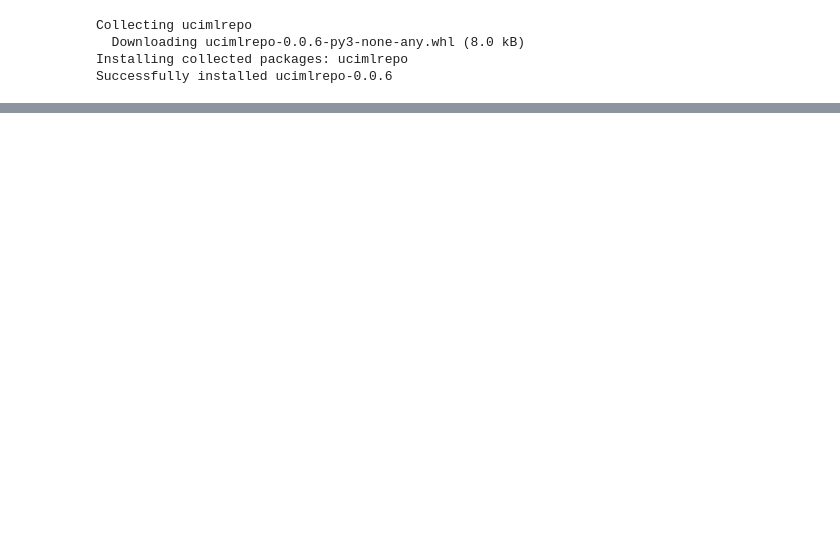
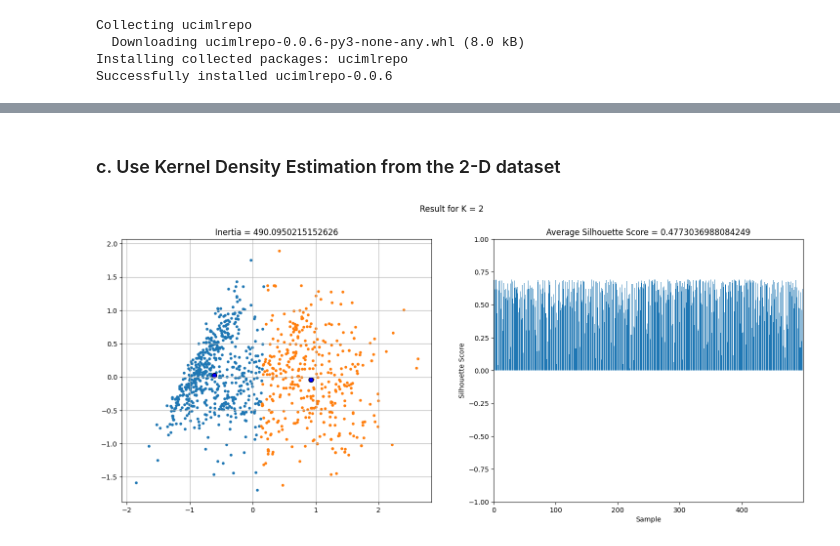
Before and after one commit to jaceroldan/mex6-trip-advisor, a Jupyter notebook: trip_advisor_clustering.ipynb, the cells around one changed output, grey strips where cells are left out. Drawn from its saved outputs; the diff is of its cells as text; code cells hidden in the pictures; blank space fills up the shorter version.

```diff
--- a/trip_advisor_clustering.ipynb
+++ b/trip_advisor_clustering.ipynb
@@ -45,0 +101,33 @@ for k in range(2, 11):  # Testing from 2 to 10 clusters
+# %% [markdown]
+### c. Use Kernel Density Estimation from the 2-D dataset
+# %%
+k = 2
+kmeans = KMeans(n_clusters=k, n_init=10, random_state=42)
+kmeans.fit(X_pca)
+labels = kmeans.labels_
+centroids = kmeans.cluster_centers_
+inertia = kmeans.inertia_
+values = silhouette_samples(X_pca, labels)
+score = silhouette_score(X_pca, labels)
+
+
+fig, (ax1, ax2) = plt.subplots(1, 2)
+fig.set_size_inches(18, 7)
+fig.suptitle(f"Result for K = {k}")
+for i in range(0,k):
+    ax1.scatter(X_pca[labels == i,0], X_pca[labels == i,1], s=10)
+ax1.scatter(centroids[:,0],centroids[:,1], s=50, color='b', edgecolor='k')
+ax1.set_title(f"Inertia = {inertia}")
+ax1.grid()
+sample = 0
+for i in range(0,k):
+    sil = values[labels == i]
+    ax2.bar(np.arange(sample,sample + sil.size),sil)
+    sample = sample + sil.size
+ax2.axis([0, 499, -1, 1])
+ax2.set_xlabel('Sample')
+ax2.set_ylabel('Silhouette Score')
+ax2.set_title(f"Average Silhouette Score = {score}")
+plt.show()
+# %% [output]
+[figure, added]
```
Also changed, not shown: parts of 20 cells of this notebook.
